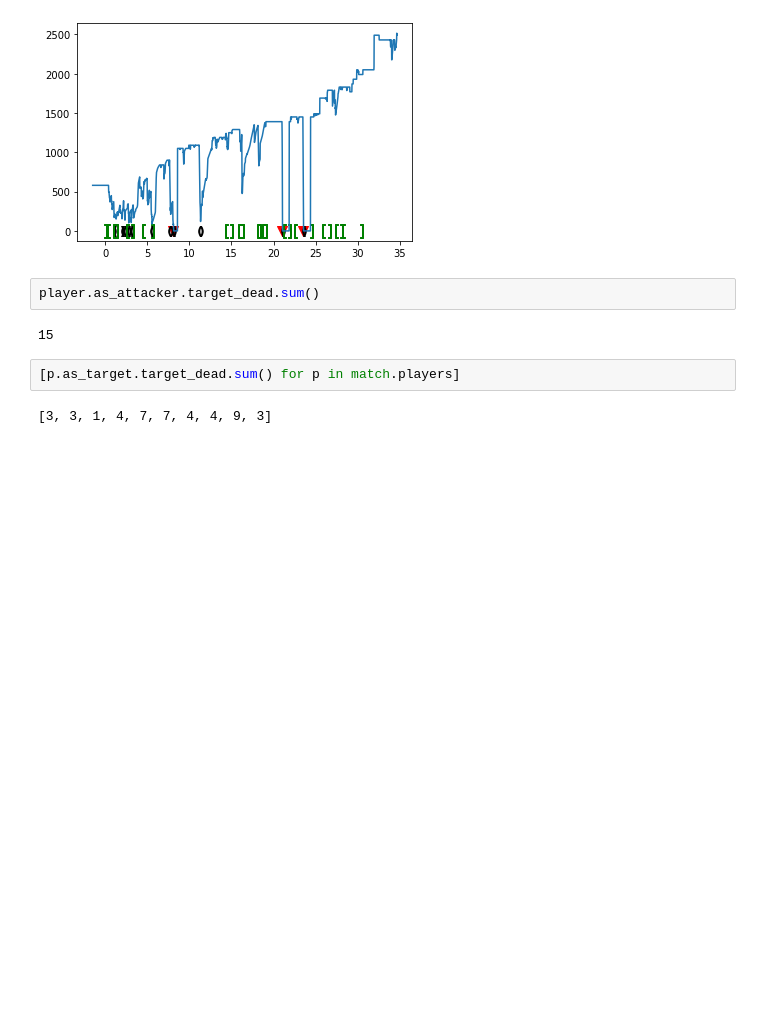
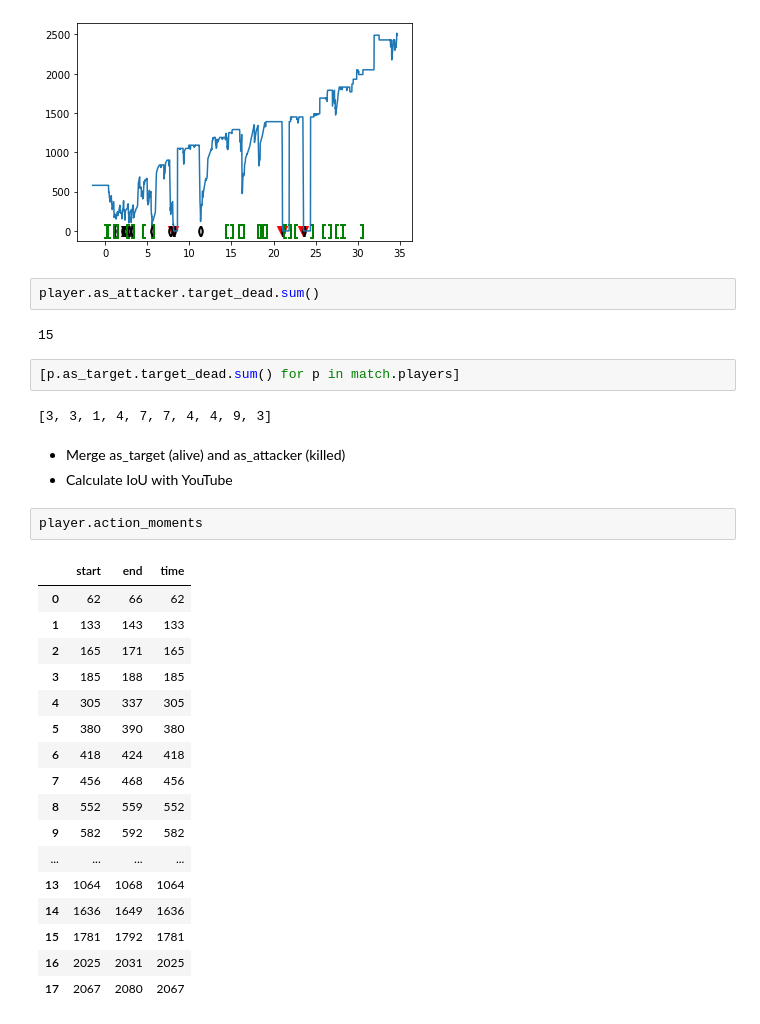
Before and after one commit to arch1baald/woodota, a Jupyter notebook: notebooks/attacks.ipynb, the cells around one changed output. Drawn from its saved outputs; the diff is of its cells as text; blank space fills up the shorter version.

Commit message:
action moments + lru_cache to cached_property

```diff
--- a/notebooks/attacks.ipynb
+++ b/notebooks/attacks.ipynb
@@ -233,3 +233,26 @@ player.as_attacker.target_dead.sum()
 [p.as_target.target_dead.sum() for p in match.players]
 # %% [output]
 [3, 3, 1, 4, 7, 7, 4, 4, 9, 3]
+# %% [markdown]
+- Merge as_target (alive) and as_attacker (killed)
+- Calculate IoU with YouTube
+# %%
+player.action_moments
+# %% [output]
+|  | start | end | time |
+| 0 | 62 | 66 | 62 |
+| 1 | 133 | 143 | 133 |
+| 2 | 165 | 171 | 165 |
+| 3 | 185 | 188 | 185 |
+| 4 | 305 | 337 | 305 |
+| 5 | 380 | 390 | 380 |
+| 6 | 418 | 424 | 418 |
+| 7 | 456 | 468 | 456 |
+| 8 | 552 | 559 | 552 |
+| 9 | 582 | 592 | 582 |
+| ... | ... | ... | ... |
+| 13 | 1064 | 1068 | 1064 |
+| 14 | 1636 | 1649 | 1636 |
+| 15 | 1781 | 1792 | 1781 |
+| 16 | 2025 | 2031 | 2025 |
+| 17 | 2067 | 2080 | 2067 |
```
Also changed, not shown: parts of 4 cells of this notebook, 4 other files.
